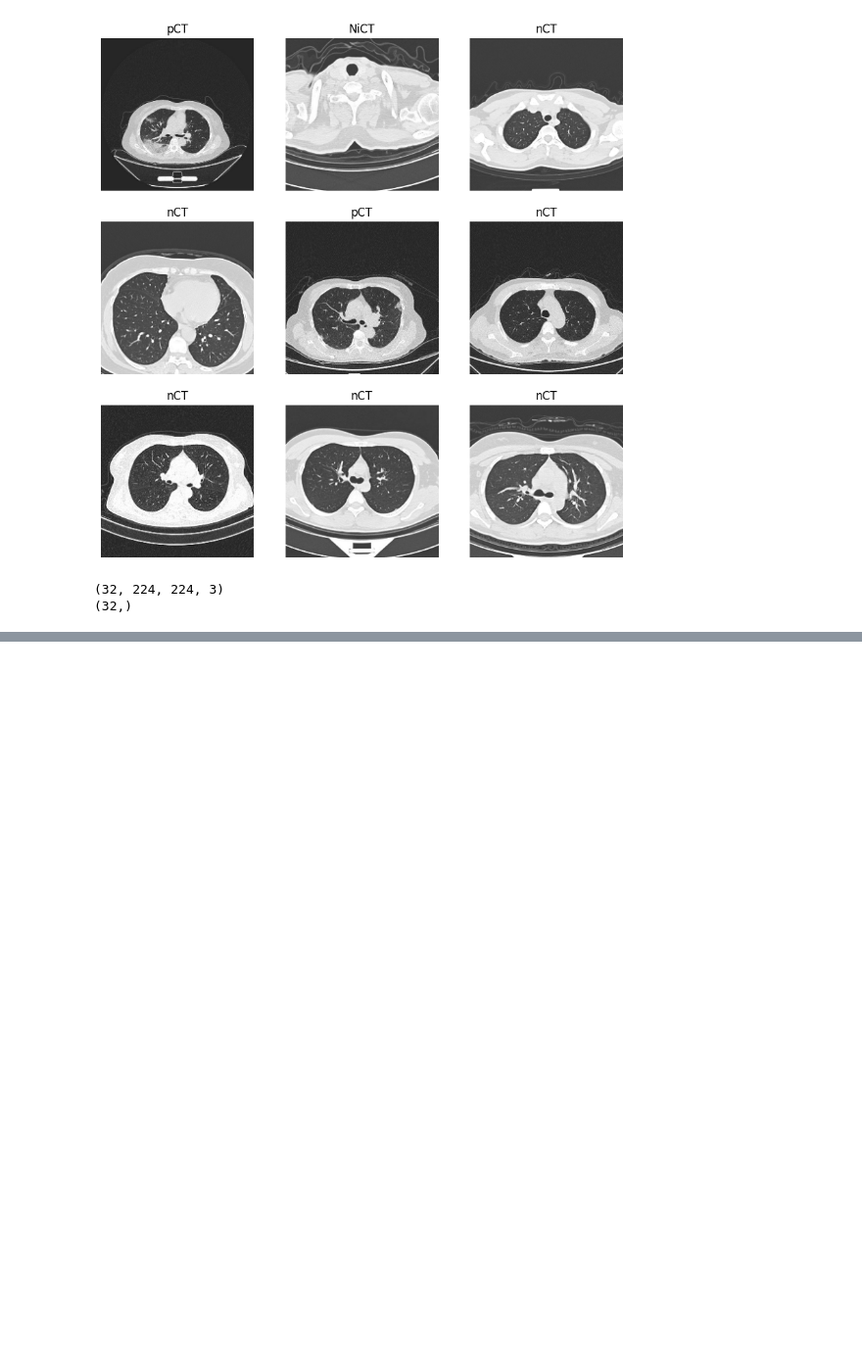
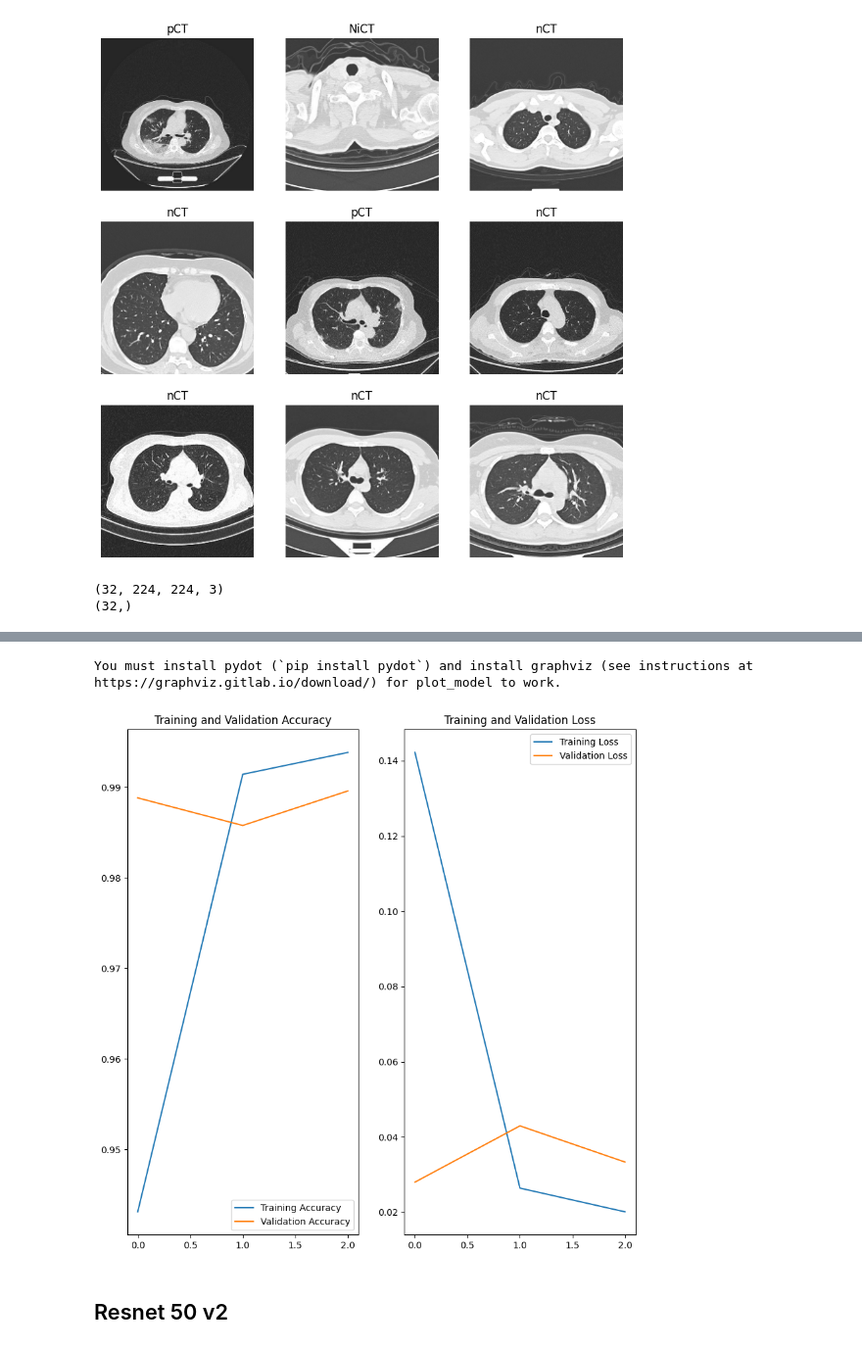
Before and after one commit to Habibat9/Project, a Jupyter notebook: Scripts/cnn.ipynb, the cells around one changed output, grey strips where cells are left out. Shown at 98% size. Saved outputs shown, nothing was run; the diff lists cells and outputs as text; code cells hidden in the pictures; blank space fills up the shorter version.

```diff
--- a/Scripts/cnn.ipynb
+++ b/Scripts/cnn.ipynb
@@ -71,6 +52,7 @@ Found 19685 files belonging to 3 classes.
 Using 3937 files for validation.
 # %%
 class_names = train_ds.class_names
+OUTPUT_SHAPE = len(class_names) # number of classes in label
 print(class_names)
 # %% [output]
 ['NiCT', 'nCT', 'pCT']
@@ -107,7 +89,7 @@ def prepare(ds, shuffle=False):
 train_ds = prepare(train_ds, shuffle=True)
 val_ds = prepare(val_ds)
 # %%
-num_classes = 3
+num_classes = OUTPUT_SHAPE
 
 model = tf.keras.Sequential([
   tf.keras.layers.Conv2D(32, 3, activation='relu'),
@@ -135,0 +143,28 @@ Epoch 1/3
+# %%
+tf.keras.utils.plot_model(model, show_shapes=True)
+# %% [output]
+You must install pydot (`pip install pydot`) and install graphviz (see instructions at https://graphviz.gitlab.io/download/) for plot_model to work.
+# %%
+acc = history.history['accuracy']
+val_acc = history.history['val_accuracy']
+
+loss = history.history['loss']
+val_loss = history.history['val_loss']
+
+epochs_range = range(3)
+
+plt.figure(figsize=(10, 10))
+plt.subplot(1, 2, 1)
+plt.plot(epochs_range, acc, label='Training Accuracy')
+plt.plot(epochs_range, val_acc, label='Validation Accuracy')
+plt.legend(loc='lower right')
+plt.title('Training and Validation Accuracy')
+
+plt.subplot(1, 2, 2)
+plt.plot(epochs_range, loss, label='Training Loss')
+plt.plot(epochs_range, val_loss, label='Validation Loss')
+plt.legend(loc='upper right')
+plt.title('Training and Validation Loss')
+plt.show()
+# %% [output]
+[figure, added]
@@ -172,0 +271,2 @@ class RocAucEvaluation(Callback):
+# %% [markdown]
+## Resnet 50 v2
```
Also changed, not shown: parts of 20 cells of this notebook.
